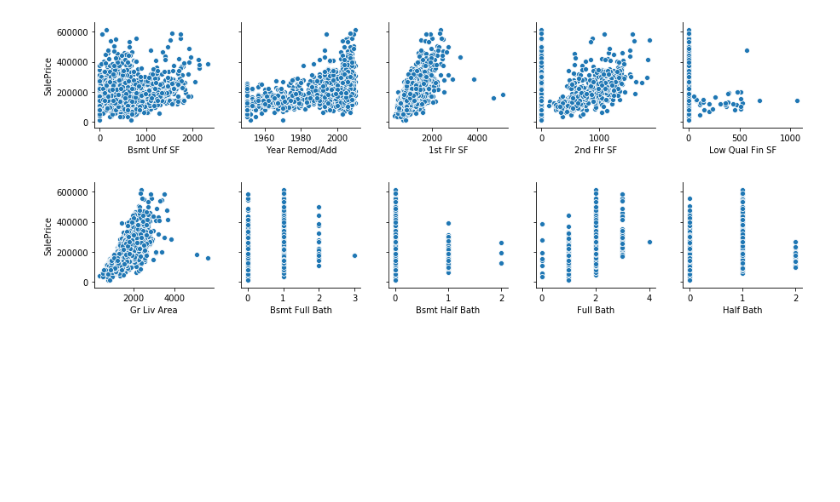
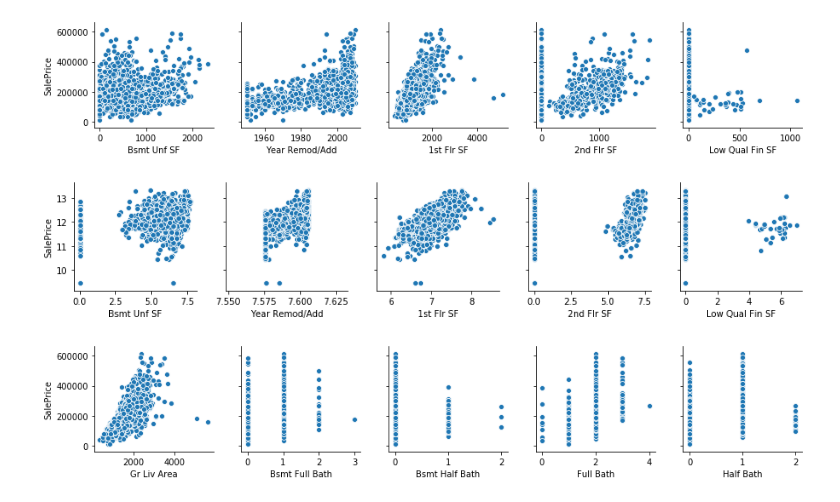
Before and after one commit to pwalesdi/Ames_Housing_Data, a Jupyter notebook: Project_2_Graphs & Relationships.ipynb, the cells around one changed output. Saved outputs shown, nothing was run; the diff lists cells and outputs as text; code cells hidden in the pictures; blank space fills up the shorter version.

```diff
--- a/Project_2_Graphs & Relationships.ipynb
+++ b/Project_2_Graphs & Relationships.ipynb
@@ -66,6 +78,12 @@ pp2 = sns.pairplot(data=ames_train_numeric,
                   y_vars=['SalePrice'])
 # %% [output]
 [figure]
+# %%
+pp2 = sns.pairplot(data=ames_train_numeric_log,
+                  x_vars=['Bsmt Unf SF','Year Remod/Add', '1st Flr SF', '2nd Flr SF', 'Low Qual Fin SF'],
+                  y_vars=['SalePrice'])
+# %% [output]
+[figure, added]
 # %%
 pp3 = sns.pairplot(data=ames_train_numeric,
                   x_vars=['Gr Liv Area','Bsmt Full Bath', 'Bsmt Half Bath', 'Full Bath', 'Half Bath'],
```
Also changed, not shown: parts of 20 cells of this notebook, 5 other files.
